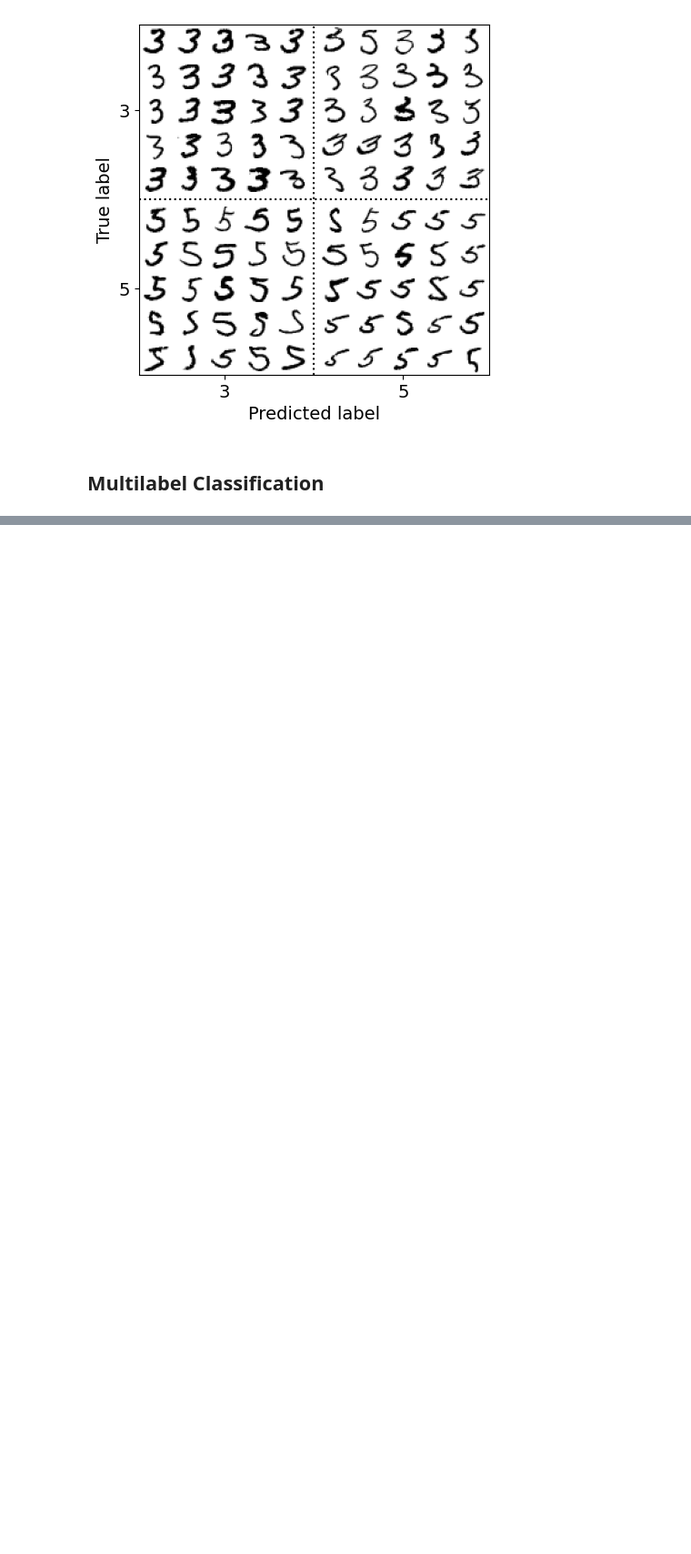
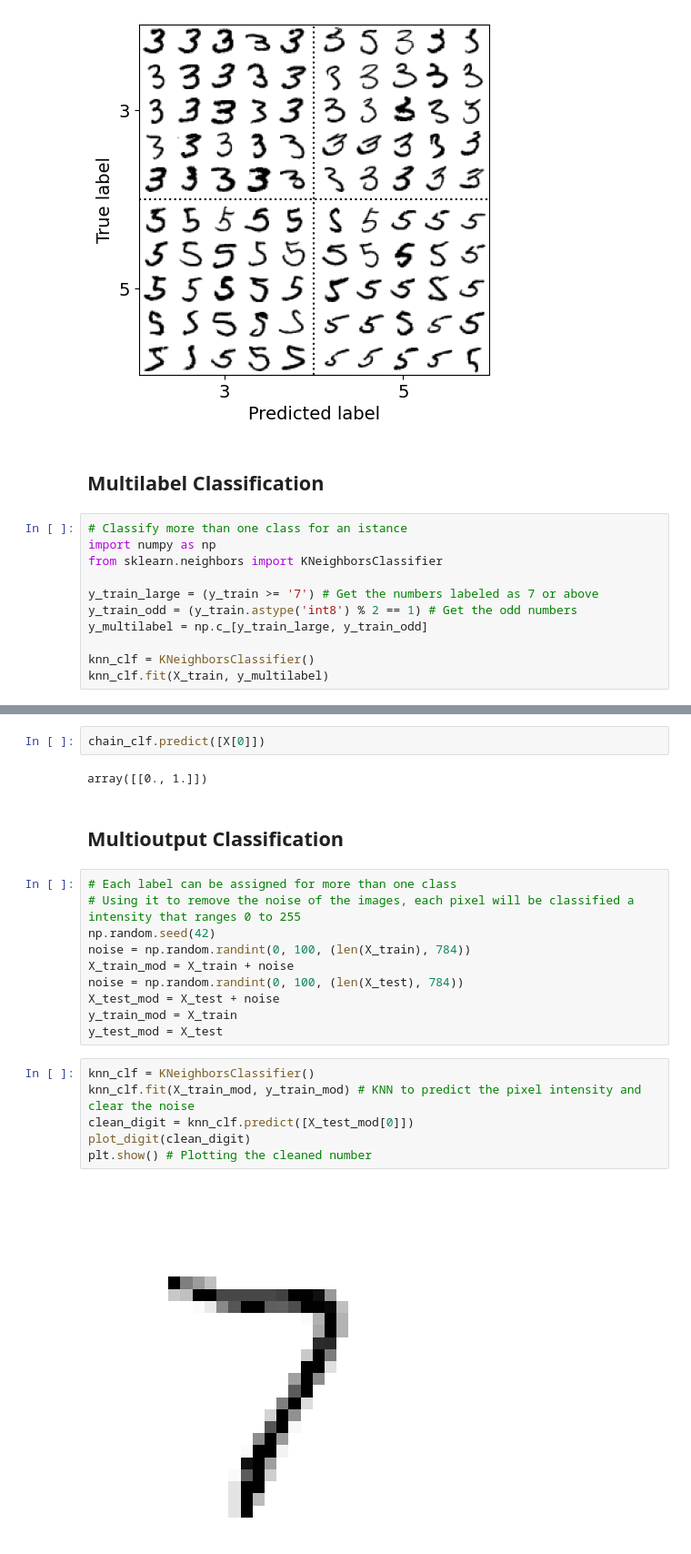
Before and after one commit to ArthurGausmann/MNIST_ML, a Jupyter notebook: mnist-homl.ipynb, the cells around one changed output, grey strips where cells are left out. Shown at 91% size. Cells and saved outputs as stored; diff of their text form; blank space fills up the shorter version.

```diff
--- a/mnist-homl.ipynb
+++ b/mnist-homl.ipynb
@@ -443,3 +443,14 @@ plt.show()
 [figure]
 # %% [markdown]
 ## Multilabel Classification
+# %%
+# Classify more than one class for an istance
+import numpy as np
+from sklearn.neighbors import KNeighborsClassifier
+
+y_train_large = (y_train >= '7') # Get the numbers labeled as 7 or above
+y_train_odd = (y_train.astype('int8') % 2 == 1) # Get the odd numbers
+y_multilabel = np.c_[y_train_large, y_train_odd]
+
+knn_clf = KNeighborsClassifier()
+knn_clf.fit(X_train, y_multilabel)
@@ -445,0 +482,24 @@ plt.show()
+# %%
+chain_clf.predict([X[0]])
+# %% [output]
+array([[0., 1.]])
+# %% [markdown]
+## Multioutput Classification
+# %%
+# Each label can be assigned for more than one class
+# Using it to remove the noise of the images, each pixel will be classified a intensity that ranges 0 to 255
+np.random.seed(42)
+noise = np.random.randint(0, 100, (len(X_train), 784))
+X_train_mod = X_train + noise
+noise = np.random.randint(0, 100, (len(X_test), 784))
+X_test_mod = X_test + noise
+y_train_mod = X_train
+y_test_mod = X_test
+# %%
+knn_clf = KNeighborsClassifier()
+knn_clf.fit(X_train_mod, y_train_mod) # KNN to predict the pixel intensity and clear the noise
+clean_digit = knn_clf.predict([X_test_mod[0]])
+plot_digit(clean_digit)
+plt.show() # Plotting the cleaned number
+# %% [output]
+[figure, added]
```
Also changed, not shown: parts of 7 cells of this notebook.
